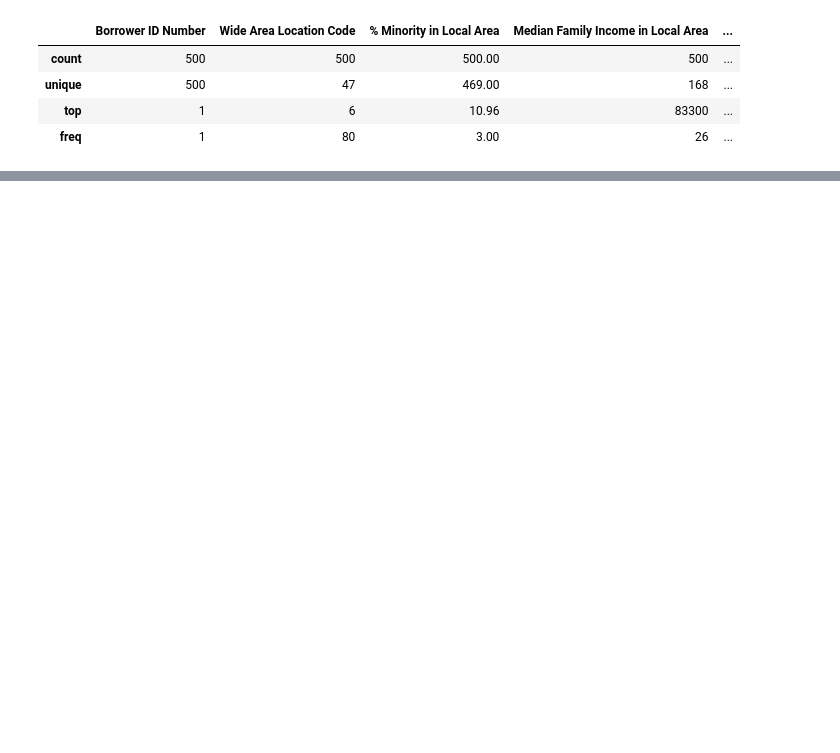
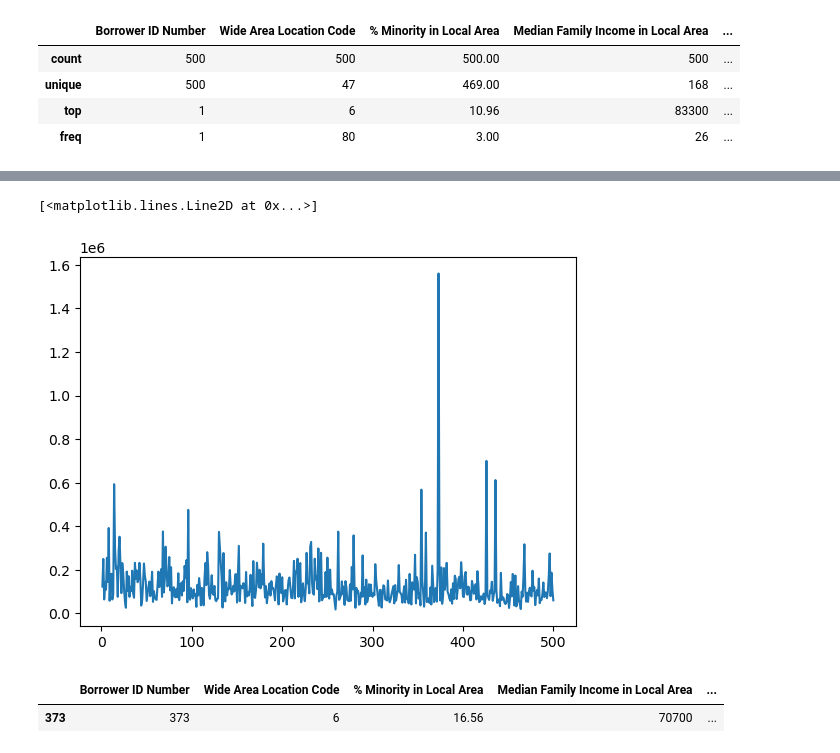
Before and after one commit to KunalNeon/CommBank, a Jupyter notebook: dataSet.ipynb, the cells around one changed output, grey strips where cells are left out. Drawn from its saved outputs; the diff is of its cells as text; code cells hidden in the pictures; blank space fills up the shorter version.

```diff
--- a/dataSet.ipynb
+++ b/dataSet.ipynb
@@ -26,3 +7,0 @@ dataSet.columns=dataSet.iloc[0]
-# %%
-dataSet=dataSet[1:]
-dataSet
@@ -135,2 +59,0 @@ Index(['Borrower ID Number', 'Wide Area Location Code',
-# %%
-dataSet=pd.to_numeric(dataSet[~dataSet.columns.isin(["Age of Borrower"])])
@@ -154,2 +59,0 @@ list
-# %%
-dataSet=pd.to_numeric(dataSet[~dataSet.columns.isin(["Age of Borrower"])], errors="coerce")
@@ -160,0 +60,3 @@ TypeError: arg must be a list, tuple, 1-d array, or Series
+# %%
+dataSetPartOne=dataSet[dataSet.columns[~dataSet.columns.isin(["Age of Borrower"])]].apply(lambda x: pd.to_numeric(x))
+newDataSet=dataSetPartOne.join(dataSet["Age of Borrower"])[dataSet.columns]
@@ -160,0 +79,11 @@ TypeError: arg must be a list, tuple, 1-d array, or Series
+# %%
+import matplotlib.pyplot as myplot
+myplot.plot(newDataSet["Borrower Annual Income"])
+# %% [output]
+[<matplotlib.lines.Line2D at 0x...>]
+[figure, added]
+# %%
+newDataSet[newDataSet["Borrower Annual Income"]==1560000]
+# %% [output]
+|  | Borrower ID Number | Wide Area Location Code | % Minority in Local Area | Median Family Income in Local Area | ... |
+| 373 | 373 | 6 | 16.56 | 70700 | ... |
```
Also changed, not shown: parts of 15 cells of this notebook.
